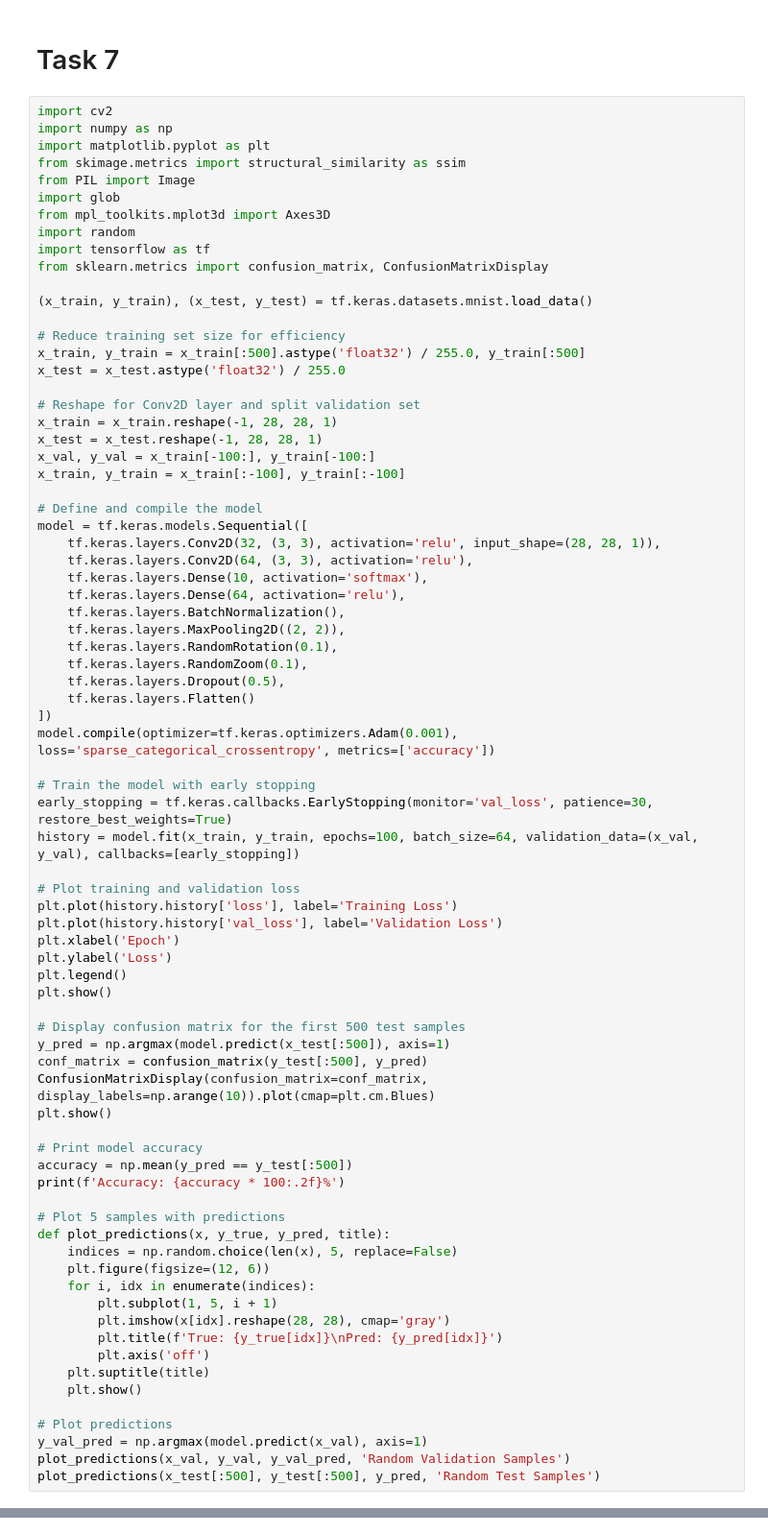
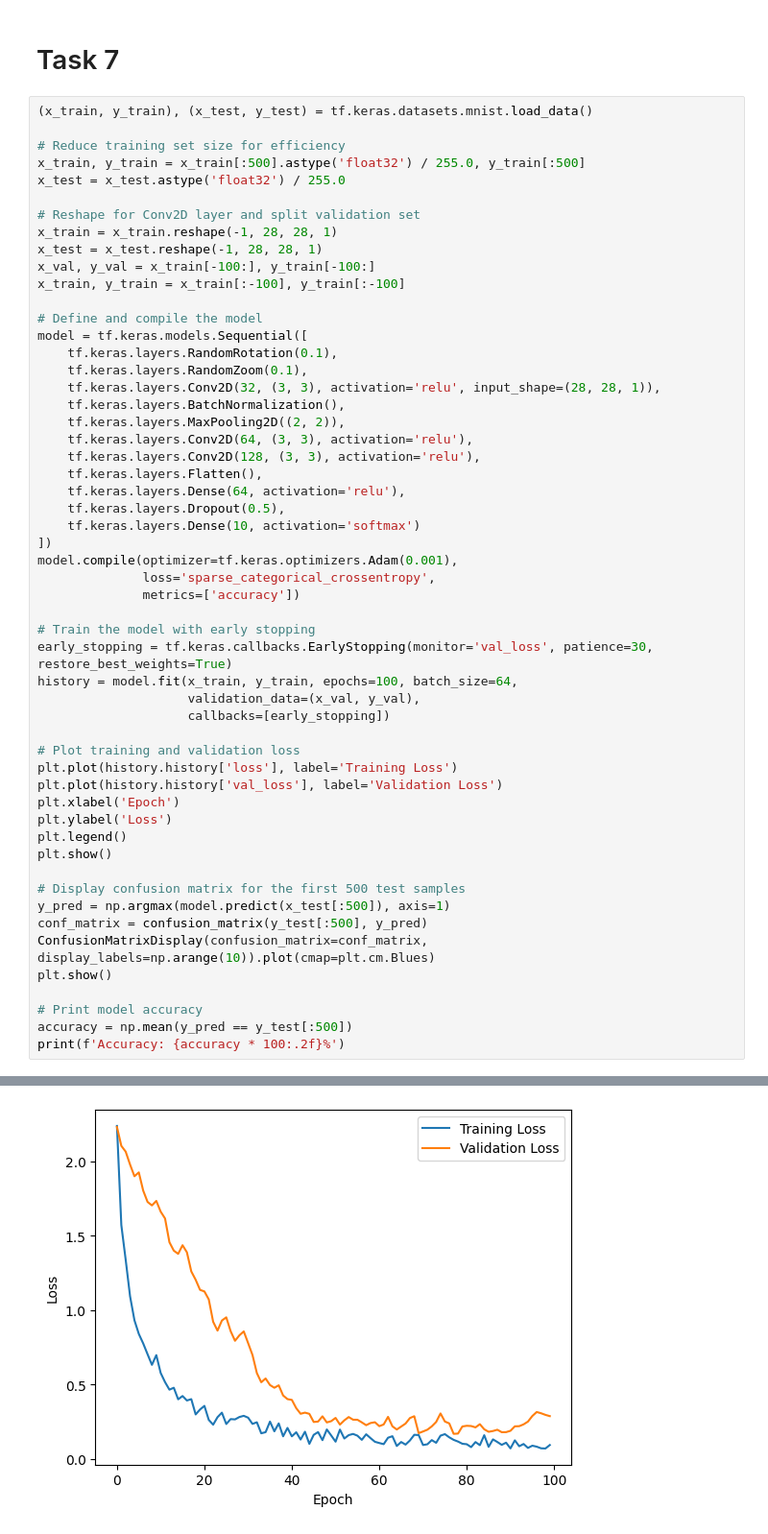
Before and after one commit to SCHAB2210/Assignments_MAS512, a Jupyter notebook: Assignment1_gr2.ipynb, the cells around one changed output, grey strips where cells are left out. Shown at 96% size. Cells and saved outputs as stored; diff of their text form.

```diff
--- a/Assignment1_gr2.ipynb
+++ b/Assignment1_gr2.ipynb
@@ -592,17 +654,6 @@ print("Evaluation Metrics:", metrics)
 # %% [markdown]
 # Task 7
 # %%
-import cv2
-import numpy as np
-import matplotlib.pyplot as plt
-from skimage.metrics import structural_similarity as ssim
-from PIL import Image
-import glob
-from mpl_toolkits.mplot3d import Axes3D
-import random
-import tensorflow as tf
-from sklearn.metrics import confusion_matrix, ConfusionMatrixDisplay
-
 (x_train, y_train), (x_test, y_test) = tf.keras.datasets.mnist.load_data()
 
 # Reduce training set size for efficiency
@@ -617,22 +668,27 @@ x_train, y_train = x_train[:-100], y_train[:-100]
 
 # Define and compile the model
 model = tf.keras.models.Sequential([
+    tf.keras.layers.RandomRotation(0.1),
+    tf.keras.layers.RandomZoom(0.1),
     tf.keras.layers.Conv2D(32, (3, 3), activation='relu', input_shape=(28, 28, 1)),
-    tf.keras.layers.Conv2D(64, (3, 3), activation='relu'),
-    tf.keras.layers.Dense(10, activation='softmax'),
-    tf.keras.layers.Dense(64, activation='relu'),
     tf.keras.layers.BatchNormalization(),
     tf.keras.layers.MaxPooling2D((2, 2)),
-    tf.keras.layers.RandomRotation(0.1),
-    tf.keras.layers.RandomZoom(0.1),
+    tf.keras.layers.Conv2D(64, (3, 3), activation='relu'),
+    tf.keras.layers.Conv2D(128, (3, 3), activation='relu'),
+    tf.keras.layers.Flatten(),
+    tf.keras.layers.Dense(64, activation='relu'),
     tf.keras.layers.Dropout(0.5),
-    tf.keras.layers.Flatten()
+    tf.keras.layers.Dense(10, activation='softmax')
 ])
-model.compile(optimizer=tf.keras.optimizers.Adam(0.001), loss='sparse_categorical_crossentropy', metrics=['accuracy'])
+model.compile(optimizer=tf.keras.optimizers.Adam(0.001),
+              loss='sparse_categorical_crossentropy',
+              metrics=['accuracy'])
 
 # Train the model with early stopping
 early_stopping = tf.keras.callbacks.EarlyStopping(monitor='val_loss', patience=30, restore_best_weights=True)
-history = model.fit(x_train, y_train, epochs=100, batch_size=64, validation_data=(x_val, y_val), callbacks=[early_stopping])
+history = model.fit(x_train, y_train, epochs=100, batch_size=64,
+                    validation_data=(x_val, y_val),
+                    callbacks=[early_stopping])
 
 # Plot training and validation loss
 plt.plot(history.history['loss'], label='Training Loss')
@@ -651,20 +707,4 @@ plt.show()
 # Print model accuracy
 accuracy = np.mean(y_pred == y_test[:500])
 print(f'Accuracy: {accuracy * 100:.2f}%')
-
-# Plot 5 samples with predictions
-def plot_predictions(x, y_true, y_pred, title):
-    indices = np.random.choice(len(x), 5, replace=False)
-    plt.figure(figsize=(12, 6))
-    for i, idx in enumerate(indices):
-        plt.subplot(1, 5, i + 1)
-        plt.imshow(x[idx].reshape(28, 28), cmap='gray')
-        plt.title(f'True: {y_true[idx]}\nPred: {y_pred[idx]}')
-        plt.axis('off')
-    plt.suptitle(title)
-    plt.show()
-
-# Plot predictions
-y_val_pred = np.argmax(model.predict(x_val), axis=1)
-plot_predictions(x_val, y_val, y_val_pred, 'Random Validation Samples')
-plot_predictions(x_test[:500], y_test[:500], y_pred, 'Random Test Samples')
+# %% [output]
@@ -670,0 +728 @@ plot_predictions(x_test[:500], y_test[:500], y_pred, 'Random Test Samples')
+[figure, added]
```
Also changed, not shown: parts of 5 cells of this notebook, 2 other files.
